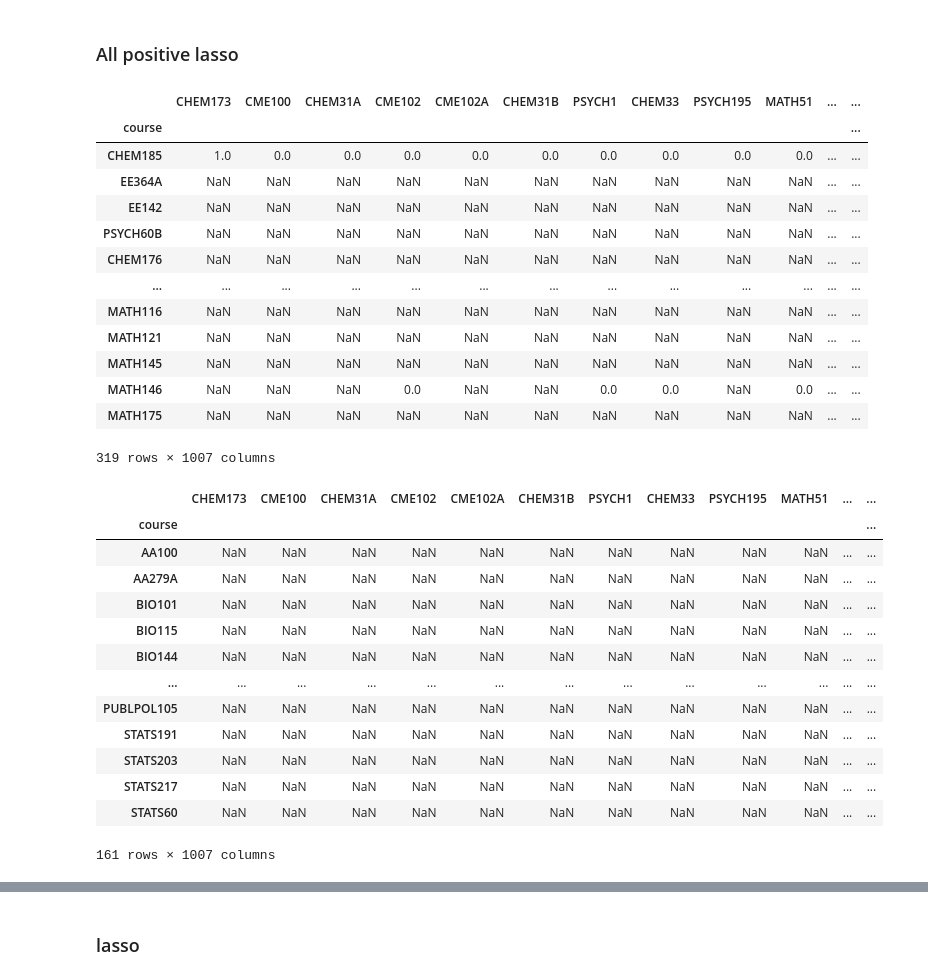
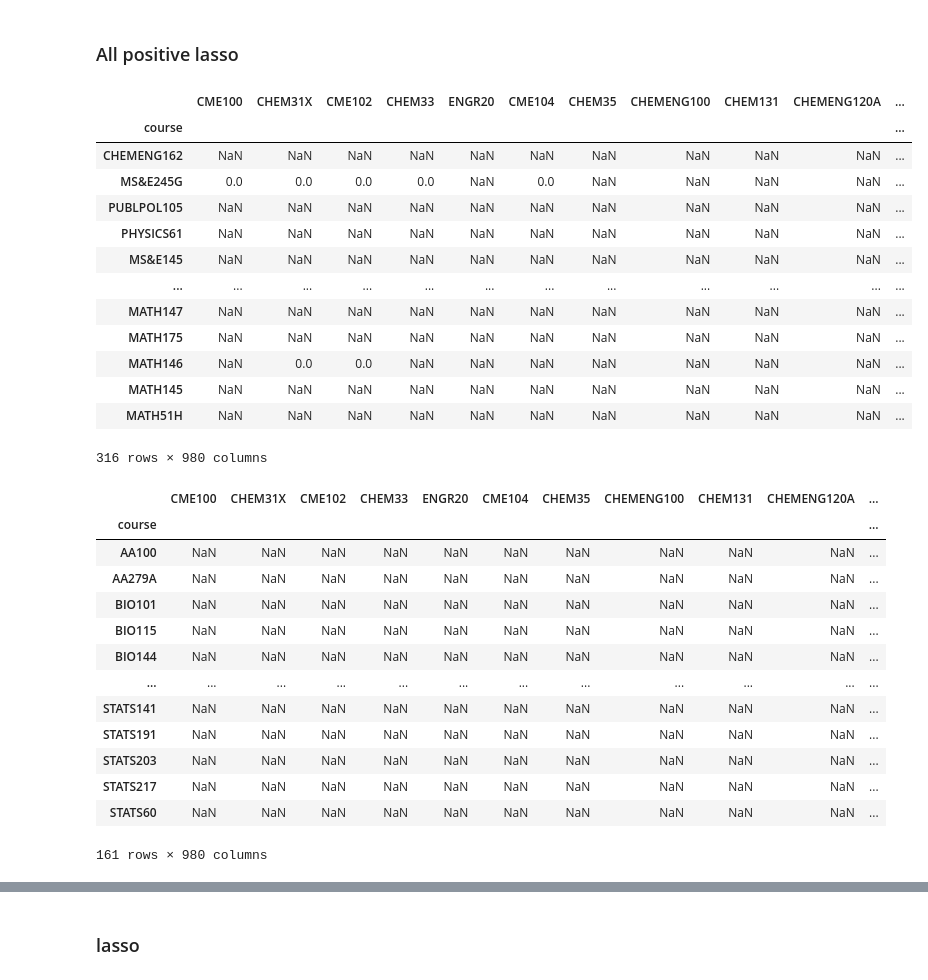
Before and after one commit to gmdavis1/carta-prereqs, a Jupyter notebook: analysis/analyzing_coefs.ipynb, the cells around one changed output, grey strips where cells are left out. Cells and saved outputs as stored; diff of their text form; code cells hidden in the pictures.

```diff
--- a/analysis/analyzing_coefs.ipynb
+++ b/analysis/analyzing_coefs.ipynb
@@ -184,51 +184,51 @@ pprint(clusters)
 # %% [markdown]
 ### All positive lasso
 # %%
-pathname = "lasso_test"
+pathname = "lasso_positive_variable_lambda"
 
 lasso_positive_results_full, lasso_positive_results_prereq, lasso_positive_coefs_full, lasso_positive_coefs_prereq = load_csvs(pathname)
 
 # remove coefs for courses in the same dept that are higher level (e.g. CS221 shouldn't be a predictor for CS106A)
 remove_advcourse_coefs(lasso_positive_coefs_full)
 
 # normalize by making all rows sum to 1
 norm_lasso_positive_coefs_full = rowwise_normalize(lasso_positive_coefs_full)
 display(norm_lasso_positive_coefs_full)
 # %% [output]
-|  | CHEM173 | CME100 | CHEM31A | CME102 | CME102A | CHEM31B | PSYCH1 | CHEM33 | PSYCH195 | MATH51 | ... | ... |
-| course |  |  |  |  |  |  |  |  |  |  |  | ... |
-| CHEM185 | 1.0 | 0.0 | 0.0 | 0.0 | 0.0 | 0.0 | 0.0 | 0.0 | 0.0 | 0.0 | ... | ... |
-| EE364A | NaN | NaN | NaN | NaN | NaN | NaN | NaN | NaN | NaN | NaN | ... | ... |
-| EE142 | NaN | NaN | NaN | NaN | NaN | NaN | NaN | NaN | NaN | NaN | ... | ... |
-| PSYCH60B | NaN | NaN | NaN | NaN | NaN | NaN | NaN | NaN | NaN | NaN | ... | ... |
-| CHEM176 | NaN | NaN | NaN | NaN | NaN | NaN | NaN | NaN | NaN | NaN | ... | ... |
-| ... | ... | ... | ... | ... | ... | ... | ... | ... | ... | ... | ... | ... |
-| MATH116 | NaN | NaN | NaN | NaN | NaN | NaN | NaN | NaN | NaN | NaN | ... | ... |
-| MATH121 | NaN | NaN | NaN | NaN | NaN | NaN | NaN | NaN | NaN | NaN | ... | ... |
-| MATH145 | NaN | NaN | NaN | NaN | NaN | NaN | NaN | NaN | NaN | NaN | ... | ... |
-| MATH146 | NaN | NaN | NaN | 0.0 | NaN | NaN | 0.0 | 0.0 | NaN | 0.0 | ... | ... |
-| MATH175 | NaN | NaN | NaN | NaN | NaN | NaN | NaN | NaN | NaN | NaN | ... | ... |
+|  | CME100 | CHEM31X | CME102 | CHEM33 | ENGR20 | CME104 | CHEM35 | CHEMENG100 | CHEM131 | CHEMENG120A | ... |
+| course |  |  |  |  |  |  |  |  |  |  | ... |
+| CHEMENG162 | NaN | NaN | NaN | NaN | NaN | NaN | NaN | NaN | NaN | NaN | ... |
+| MS&E245G | 0.0 | 0.0 | 0.0 | 0.0 | NaN | 0.0 | NaN | NaN | NaN | NaN | ... |
+| PUBLPOL105 | NaN | NaN | NaN | NaN | NaN | NaN | NaN | NaN | NaN | NaN | ... |
+| PHYSICS61 | NaN | NaN | NaN | NaN | NaN | NaN | NaN | NaN | NaN | NaN | ... |
+| MS&E145 | NaN | NaN | NaN | NaN | NaN | NaN | NaN | NaN | NaN | NaN | ... |
+| ... | ... | ... | ... | ... | ... | ... | ... | ... | ... | ... | ... |
+| MATH147 | NaN | NaN | NaN | NaN | NaN | NaN | NaN | NaN | NaN | NaN | ... |
+| MATH175 | NaN | NaN | NaN | NaN | NaN | NaN | NaN | NaN | NaN | NaN | ... |
+| MATH146 | NaN | 0.0 | 0.0 | NaN | NaN | NaN | NaN | NaN | NaN | NaN | ... |
+| MATH145 | NaN | NaN | NaN | NaN | NaN | NaN | NaN | NaN | NaN | NaN | ... |
+| MATH51H | NaN | NaN | NaN | NaN | NaN | NaN | NaN | NaN | NaN | NaN | ... |
-319 rows × 1007 columns
+316 rows × 980 columns
 # %%
 idx = norm_lasso_positive_coefs_full.index[norm_lasso_positive_coefs_full.isnull().all(1)]
 nans = norm_lasso_positive_coefs_full.loc[idx]
 nans = nans.sort_values(by = 'course')
 nans
 # %% [output]
-|  | CHEM173 | CME100 | CHEM31A | CME102 | CME102A | CHEM31B | PSYCH1 | CHEM33 | PSYCH195 | MATH51 | ... | ... |
-| course |  |  |  |  |  |  |  |  |  |  |  | ... |
-| AA100 | NaN | NaN | NaN | NaN | NaN | NaN | NaN | NaN | NaN | NaN | ... | ... |
-| AA279A | NaN | NaN | NaN | NaN | NaN | NaN | NaN | NaN | NaN | NaN | ... | ... |
-| BIO101 | NaN | NaN | NaN | NaN | NaN | NaN | NaN | NaN | NaN | NaN | ... | ... |
-| BIO115 | NaN | NaN | NaN | NaN | NaN | NaN | NaN | NaN | NaN | NaN | ... | ... |
-| BIO144 | NaN | NaN | NaN | NaN | NaN | NaN | NaN | NaN | NaN | NaN | ... | ... |
-| ... | ... | ... | ... | ... | ... | ... | ... | ... | ... | ... | ... | ... |
-| PUBLPOL105 | NaN | NaN | NaN | NaN | NaN | NaN | NaN | NaN | NaN | NaN | ... | ... |
-| STATS191 | NaN | NaN | NaN | NaN | NaN | NaN | NaN | NaN | NaN | NaN | ... | ... |
-| STATS203 | NaN | NaN | NaN | NaN | NaN | NaN | NaN | NaN | NaN | NaN | ... | ... |
-| STATS217 | NaN | NaN | NaN | NaN | NaN | NaN | NaN | NaN | NaN | NaN | ... | ... |
-| STATS60 | NaN | NaN | NaN | NaN | NaN | NaN | NaN | NaN | NaN | NaN | ... | ... |
+|  | CME100 | CHEM31X | CME102 | CHEM33 | ENGR20 | CME104 | CHEM35 | CHEMENG100 | CHEM131 | CHEMENG120A | ... |
+| course |  |  |  |  |  |  |  |  |  |  | ... |
+| AA100 | NaN | NaN | NaN | NaN | NaN | NaN | NaN | NaN | NaN | NaN | ... |
+| AA279A | NaN | NaN | NaN | NaN | NaN | NaN | NaN | NaN | NaN | NaN | ... |
+| BIO101 | NaN | NaN | NaN | NaN | NaN | NaN | NaN | NaN | NaN | NaN | ... |
+| BIO115 | NaN | NaN | NaN | NaN | NaN | NaN | NaN | NaN | NaN | NaN | ... |
+| BIO144 | NaN | NaN | NaN | NaN | NaN | NaN | NaN | NaN | NaN | NaN | ... |
+| ... | ... | ... | ... | ... | ... | ... | ... | ... | ... | ... | ... |
+| STATS141 | NaN | NaN | NaN | NaN | NaN | NaN | NaN | NaN | NaN | NaN | ... |
+| STATS191 | NaN | NaN | NaN | NaN | NaN | NaN | NaN | NaN | NaN | NaN | ... |
+| STATS203 | NaN | NaN | NaN | NaN | NaN | NaN | NaN | NaN | NaN | NaN | ... |
+| STATS217 | NaN | NaN | NaN | NaN | NaN | NaN | NaN | NaN | NaN | NaN | ... |
+| STATS60 | NaN | NaN | NaN | NaN | NaN | NaN | NaN | NaN | NaN | NaN | ... |
-161 rows × 1007 columns
+161 rows × 980 columns
 # %%
 # get all the nan courses
 nan_courses = []
```
Also changed, not shown: parts of 10 cells of this notebook, 6 other files.
